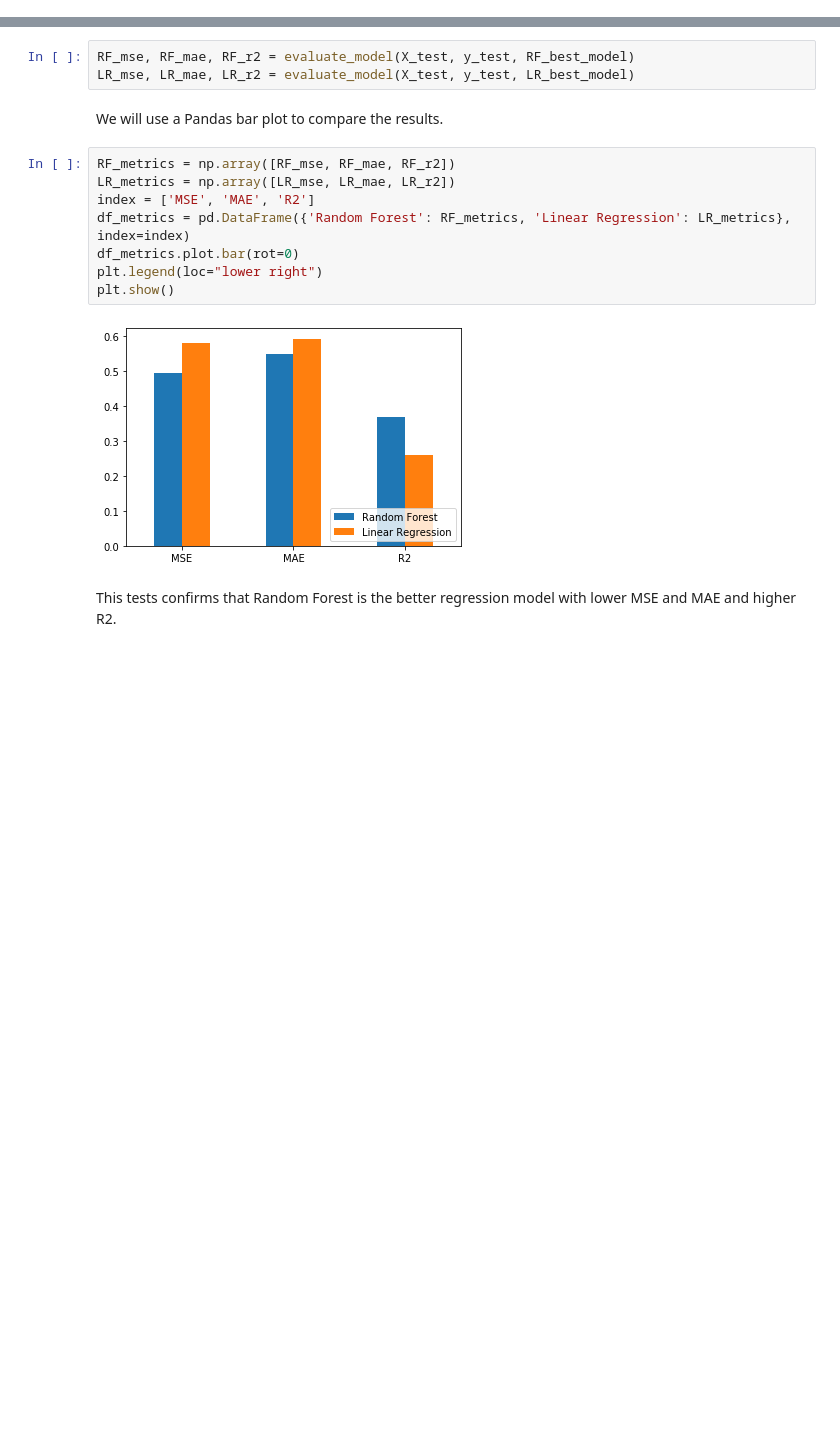
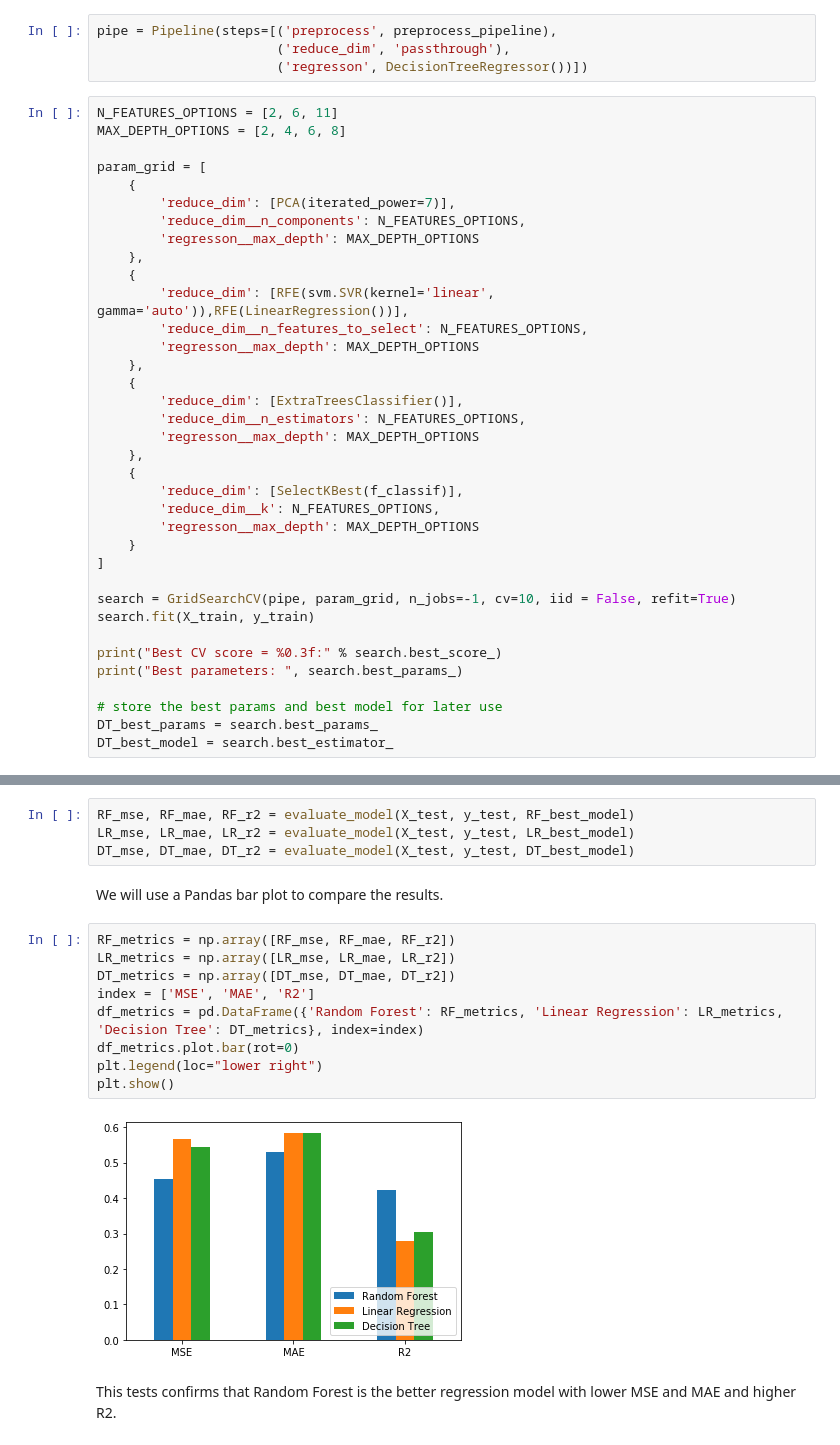
Before and after one commit to egbertoleal/datamining, a Jupyter notebook: Week6/etivity5.ipynb, the cells around one changed output, grey strips where cells are left out. Saved outputs shown, nothing was run; the diff lists cells and outputs as text; blank space fills up the shorter version.

```diff
--- a/Week6/etivity5.ipynb
+++ b/Week6/etivity5.ipynb
@@ -247,0 +290,40 @@ The results suggest that Random Forest performs better. The cross-validation sco
+# %%
+pipe = Pipeline(steps=[('preprocess', preprocess_pipeline),
+                       ('reduce_dim', 'passthrough'),
+                       ('regresson', DecisionTreeRegressor())])
+# %%
+N_FEATURES_OPTIONS = [2, 6, 11]
+MAX_DEPTH_OPTIONS = [2, 4, 6, 8]
+
+param_grid = [
+    {
+        'reduce_dim': [PCA(iterated_power=7)],
+        'reduce_dim__n_components': N_FEATURES_OPTIONS,
+        'regresson__max_depth': MAX_DEPTH_OPTIONS
+    },
+    {
+        'reduce_dim': [RFE(svm.SVR(kernel='linear', gamma='auto')),RFE(LinearRegression())],
+        'reduce_dim__n_features_to_select': N_FEATURES_OPTIONS,
+        'regresson__max_depth': MAX_DEPTH_OPTIONS
+    },
+    {
+        'reduce_dim': [ExtraTreesClassifier()],
+        'reduce_dim__n_estimators': N_FEATURES_OPTIONS,
+        'regresson__max_depth': MAX_DEPTH_OPTIONS
+    },
+    {
+        'reduce_dim': [SelectKBest(f_classif)],
+        'reduce_dim__k': N_FEATURES_OPTIONS,
+        'regresson__max_depth': MAX_DEPTH_OPTIONS
+    }
+]
+
+search = GridSearchCV(pipe, param_grid, n_jobs=-1, cv=10, iid = False, refit=True)
+search.fit(X_train, y_train)
+
+print("Best CV score = %0.3f:" % search.best_score_)
+print("Best parameters: ", search.best_params_)
+
+# store the best params and best model for later use
+DT_best_params = search.best_params_
+DT_best_model = search.best_estimator_
@@ -274,18 +361,20 @@ We will use the function above to evaluate the best Random Forest and Linear Reg
 # %%
 RF_mse, RF_mae, RF_r2 = evaluate_model(X_test, y_test, RF_best_model)
 LR_mse, LR_mae, LR_r2 = evaluate_model(X_test, y_test, LR_best_model)
+DT_mse, DT_mae, DT_r2 = evaluate_model(X_test, y_test, DT_best_model)
 # %% [markdown]
 We will use a Pandas bar plot to compare the results.
 # %%
 RF_metrics = np.array([RF_mse, RF_mae, RF_r2])
 LR_metrics = np.array([LR_mse, LR_mae, LR_r2])
+DT_metrics = np.array([DT_mse, DT_mae, DT_r2])
 index = ['MSE', 'MAE', 'R2']
-df_metrics = pd.DataFrame({'Random Forest': RF_metrics, 'Linear Regression': LR_metrics}, index=index)
+df_metrics = pd.DataFrame({'Random Forest': RF_metrics, 'Linear Regression': LR_metrics, 'Decision Tree': DT_metrics}, index=index)
 df_metrics.plot.bar(rot=0)
 plt.legend(loc="lower right")
 plt.show()
 # %% [output]
-[figure, old version]
+[figure, new version]
 # %% [markdown]
 This tests confirms that Random Forest is the better regression model with lower MSE and MAE and higher R2.
 # %% [markdown]
```
Also changed, not shown: parts of 8 cells of this notebook.
